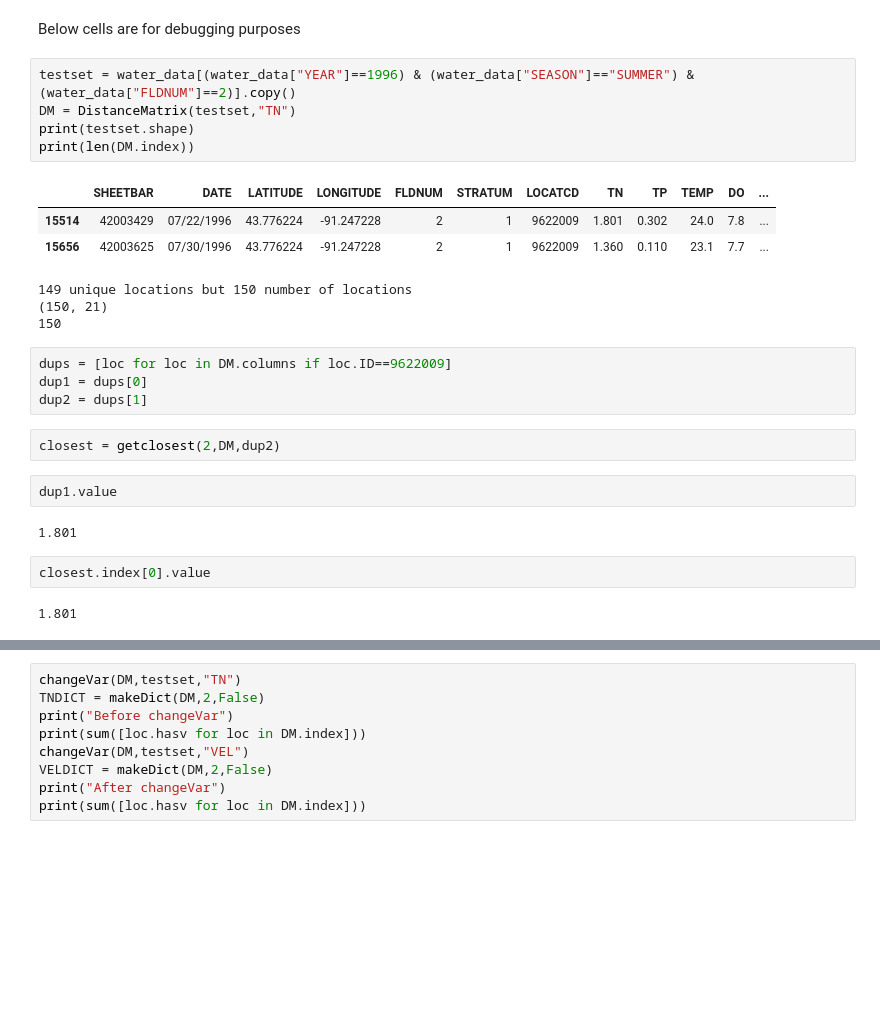
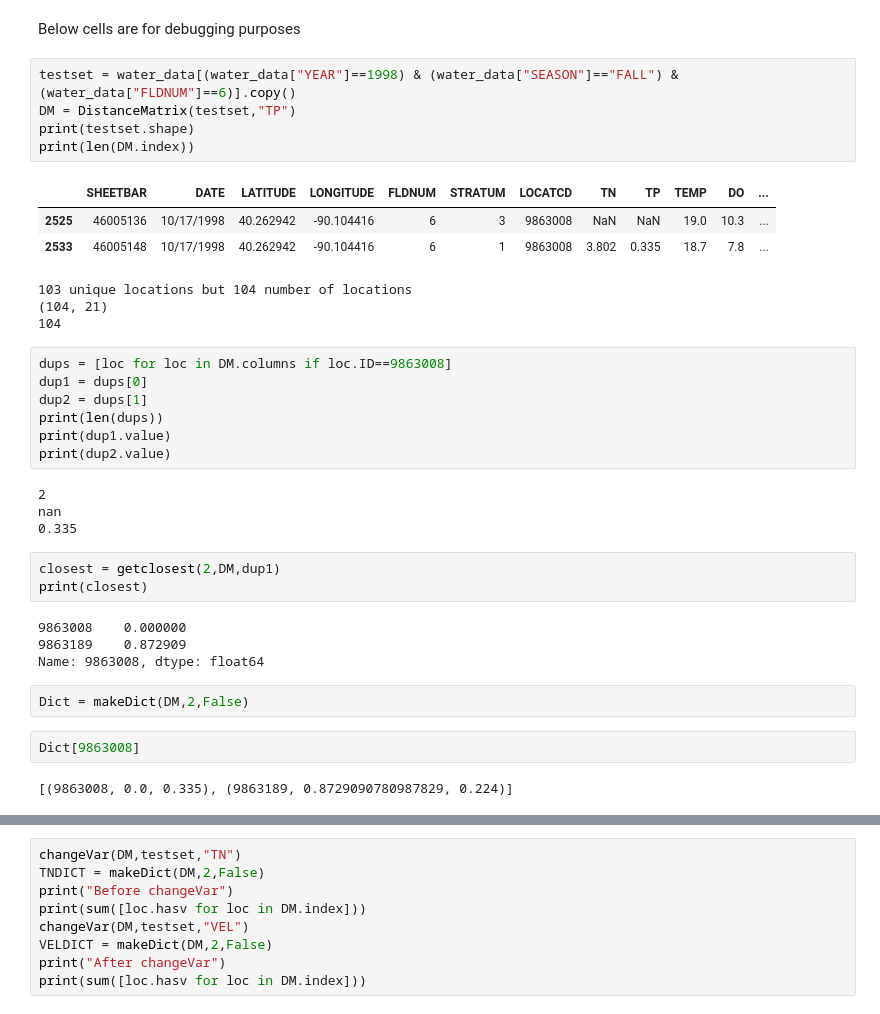
Before and after one commit to amberlee0516/UMR-TDA-2021, a Jupyter notebook: pools_specific_EDA/Open River/Open River Analysis.ipynb, the cells around one changed output, grey strips where cells are left out. Saved outputs shown, nothing was run; the diff lists cells and outputs as text; blank space fills up the shorter version.

```diff
--- a/pools_specific_EDA/Open River/Open River Analysis.ipynb
+++ b/pools_specific_EDA/Open River/Open River Analysis.ipynb
@@ -270,28 +281,38 @@ def linear_interpolate(data,missing_vars,numlocations = 2,testing = False):
 # %% [markdown]
 Below cells are for debugging purposes
 # %%
-testset = water_data[(water_data["YEAR"]==1996) & (water_data["SEASON"]=="SUMMER") & (water_data["FLDNUM"]==2)].copy()
-DM = DistanceMatrix(testset,"TN")
+testset = water_data[(water_data["YEAR"]==1998) & (water_data["SEASON"]=="FALL") & (water_data["FLDNUM"]==6)].copy()
+DM = DistanceMatrix(testset,"TP")
 print(testset.shape)
 print(len(DM.index))
 # %% [output]
 |  | SHEETBAR | DATE | LATITUDE | LONGITUDE | FLDNUM | STRATUM | LOCATCD | TN | TP | TEMP | DO | ... |
-| 15514 | 42003429 | 07/22/1996 | 43.776224 | -91.247228 | 2 | 1 | 9622009 | 1.801 | 0.302 | 24.0 | 7.8 | ... |
-| 15656 | 42003625 | 07/30/1996 | 43.776224 | -91.247228 | 2 | 1 | 9622009 | 1.360 | 0.110 | 23.1 | 7.7 | ... |
+| 2525 | 46005136 | 10/17/1998 | 40.262942 | -90.104416 | 6 | 3 | 9863008 | NaN | NaN | 19.0 | 10.3 | ... |
+| 2533 | 46005148 | 10/17/1998 | 40.262942 | -90.104416 | 6 | 1 | 9863008 | 3.802 | 0.335 | 18.7 | 7.8 | ... |
-149 unique locations but 150 number of locations
-(150, 21)
-150
+103 unique locations but 104 number of locations
+(104, 21)
+104
 # %%
-dups = [loc for loc in DM.columns if loc.ID==9622009]
+dups = [loc for loc in DM.columns if loc.ID==9863008]
 dup1 = dups[0]
 dup2 = dups[1]
+print(len(dups))
+print(dup1.value)
+print(dup2.value)
+# %% [output]
+2
+nan
+0.335
 # %%
-closest = getclosest(2,DM,dup2)
+closest = getclosest(2,DM,dup1)
+print(closest)
+# %% [output]
+9863008    0.000000
+9863189    0.872909
+Name: 9863008, dtype: float64
-# %%
-dup1.value
-# %% [output]
-1.801
-# %%
-closest.index[0].value
-# %% [output]
-1.801
+# %%
+Dict = makeDict(DM,2,False)
+# %%
+Dict[9863008]
+# %% [output]
+[(9863008, 0.0, 0.335), (9863189, 0.8729090780987829, 0.224)]
```
Also changed, not shown: parts of 7 cells of this notebook.
